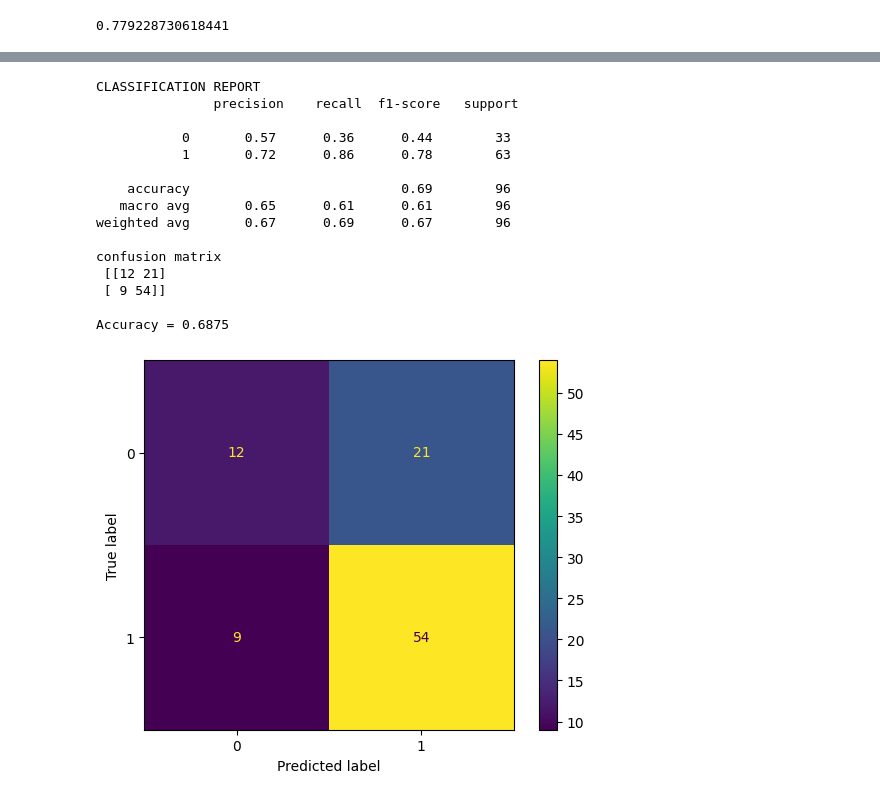
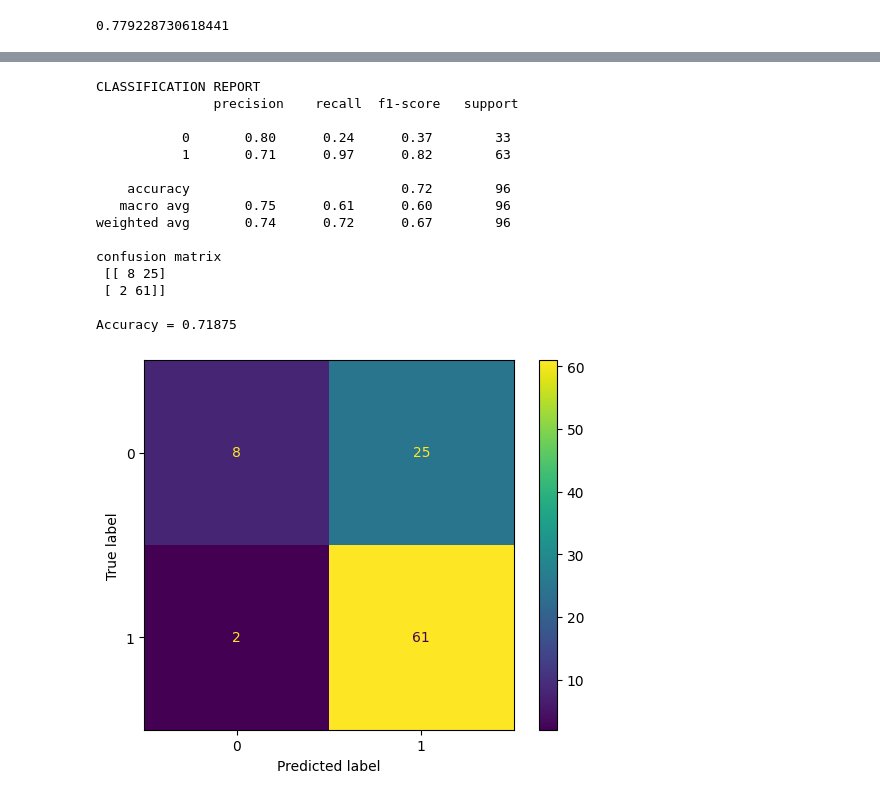
Before and after one commit to Aladeenb/loan-eligibilty-prediction, a Jupyter notebook: Loan_Eligibilty_Prediction.ipynb, the cells around one changed output, grey strips where cells are left out. Drawn from its saved outputs; the diff is of its cells as text; code cells hidden in the pictures.

Commit message:
improved trained model, added model deployment

```diff
--- a/Loan_Eligibilty_Prediction.ipynb
+++ b/Loan_Eligibilty_Prediction.ipynb
@@ -137,4 +137,4 @@ X = df.drop('Loan_Status', axis=1)
 # Allocate outputs
 y = df['Loan_Status']
 
-X_train, X_test, y_train, y_test = train_test_split(X, y, test_size = 0.4, random_state = 1)
+X_train, X_test, y_train, y_test = train_test_split(X, y, test_size = 0.2, random_state = 1)
@@ -287,0 +318,14 @@ grid_cv.best_score_
+# %%
+xgb_final = XGBClassifier(
+    objective="binary:logistic",
+    colsample_bytree=0.5,
+    subsample=0.8,
+    gamma=0,
+    learning_rate=0.05,
+    max_depth=7,
+    reg_lambda=1,
+    scale_pos_weight=5
+)
+
+# Fit
+xgb_final.fit(X_train, y_train)
@@ -288,32 +344,32 @@ grid_cv.best_score_
 # %%
-y_pred_xgb_cl = xgb_cl.predict(X_test)
+y_pred_xgb_final = xgb_final.predict(X_test)
 # Confusion Matrix and reports
 print("CLASSIFICATION REPORT\n",
-      classification_report(y_test, y_pred_xgb_cl),
+      classification_report(y_test, y_pred_xgb_final),
       "\nconfusion matrix\n",
-      confusion_matrix(y_test, y_pred_xgb_cl),
+      confusion_matrix(y_test, y_pred_xgb_final),
       "\n\nAccuracy =",
-      accuracy_score(y_test, y_pred_xgb_cl)
+      accuracy_score(y_test, y_pred_xgb_final)
       )
-cm = confusion_matrix(y_test, y_pred_xgb_cl)
+cm = confusion_matrix(y_test, y_pred_xgb_final)
 display = ConfusionMatrixDisplay(
-    confusion_matrix = cm, display_labels = xgb_cl.classes_)
+    confusion_matrix = cm, display_labels = xgb_final.classes_)
 display.plot()
 plt.show()
 # %% [output]
 CLASSIFICATION REPORT
                precision    recall  f1-score   support
 
-           0       0.57      0.36      0.44        33
-           1       0.72      0.86      0.78        63
+           0       0.80      0.24      0.37        33
+           1       0.71      0.97      0.82        63
 
-    accuracy                           0.69        96
-   macro avg       0.65      0.61      0.61        96
-weighted avg       0.67      0.69      0.67        96
+    accuracy                           0.72        96
+   macro avg       0.75      0.61      0.60        96
+weighted avg       0.74      0.72      0.67        96
 
 confusion matrix
- [[12 21]
- [ 9 54]]
+ [[ 8 25]
+ [ 2 61]]
 
-Accuracy = 0.6875
+Accuracy = 0.71875
-[figure, old version]
+[figure, new version]
```
Also changed, not shown: parts of 19 cells of this notebook, 5 other files.
